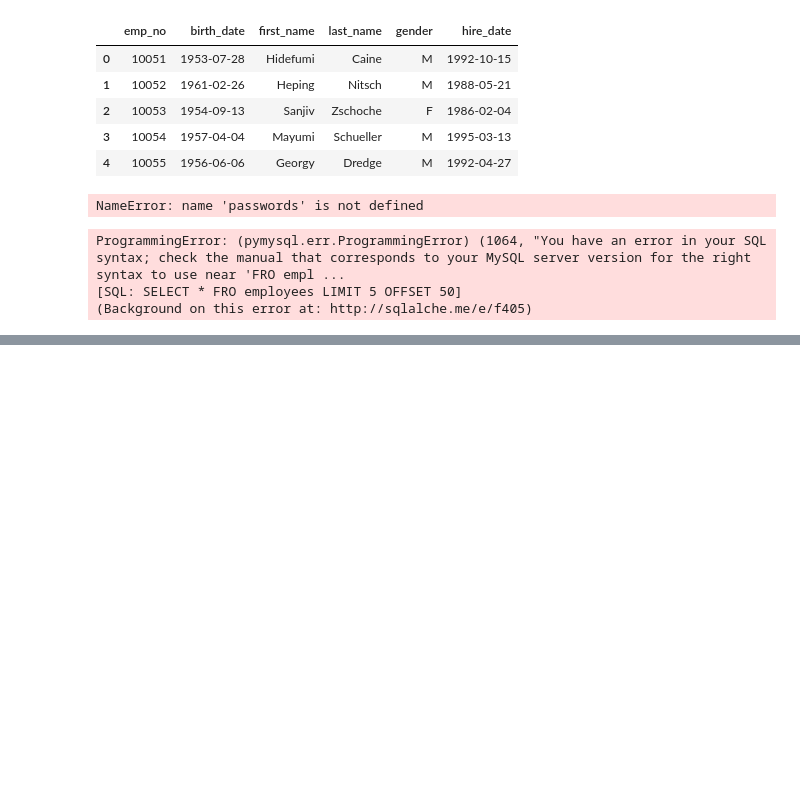
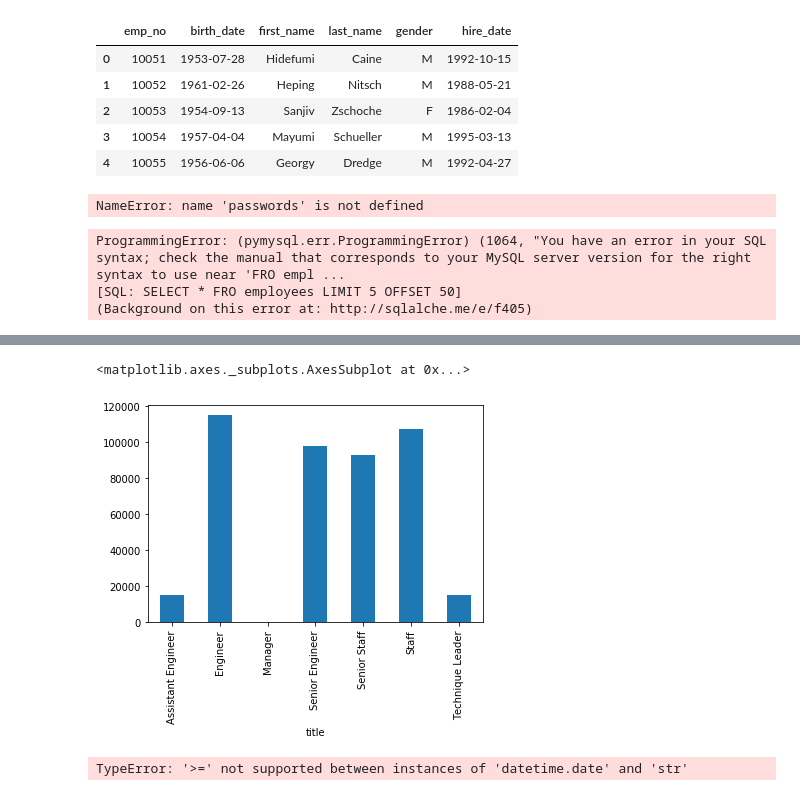
Before and after one commit to soslin/python-exercises, a Jupyter notebook: pandas_exercises.ipynb, the cells around one changed output, grey strips where cells are left out. Saved outputs shown, nothing was run; the diff lists cells and outputs as text; code cells hidden in the pictures; blank space fills up the shorter version.

```diff
--- a/pandas_exercises.ipynb
+++ b/pandas_exercises.ipynb
@@ -267,0 +302,9 @@ ProgrammingError: (pymysql.err.ProgrammingError) (1064, "You have an error in yo
+# %%
+def git_db_url():
+    from env import host, user, password
+    url = f'mysql+pymysql://{user}:{password}@{host}/employees'
+    return url
+url=git_db_url()
+# %%
+titles = pd.read_sql('SELECT * FROM titles', url)
+print(titles)
@@ -267,0 +369,5 @@ ProgrammingError: (pymysql.err.ProgrammingError) (1064, "You have an error in yo
+# %%
+titles.groupby('title')['emp_no'].nunique().plot.bar()
+# %% [output]
+<matplotlib.axes._subplots.AxesSubplot at 0x...>
+[figure, added]
@@ -267,0 +376,4 @@ ProgrammingError: (pymysql.err.ProgrammingError) (1064, "You have an error in yo
+# %%
+current_titles = titles[titles['to_date'] == '9999-01-01']
+# %% [output]
+TypeError: '>=' not supported between instances of 'datetime.date' and 'str'
```
Also changed, not shown: parts of 26 cells of this notebook, 1 other file.
